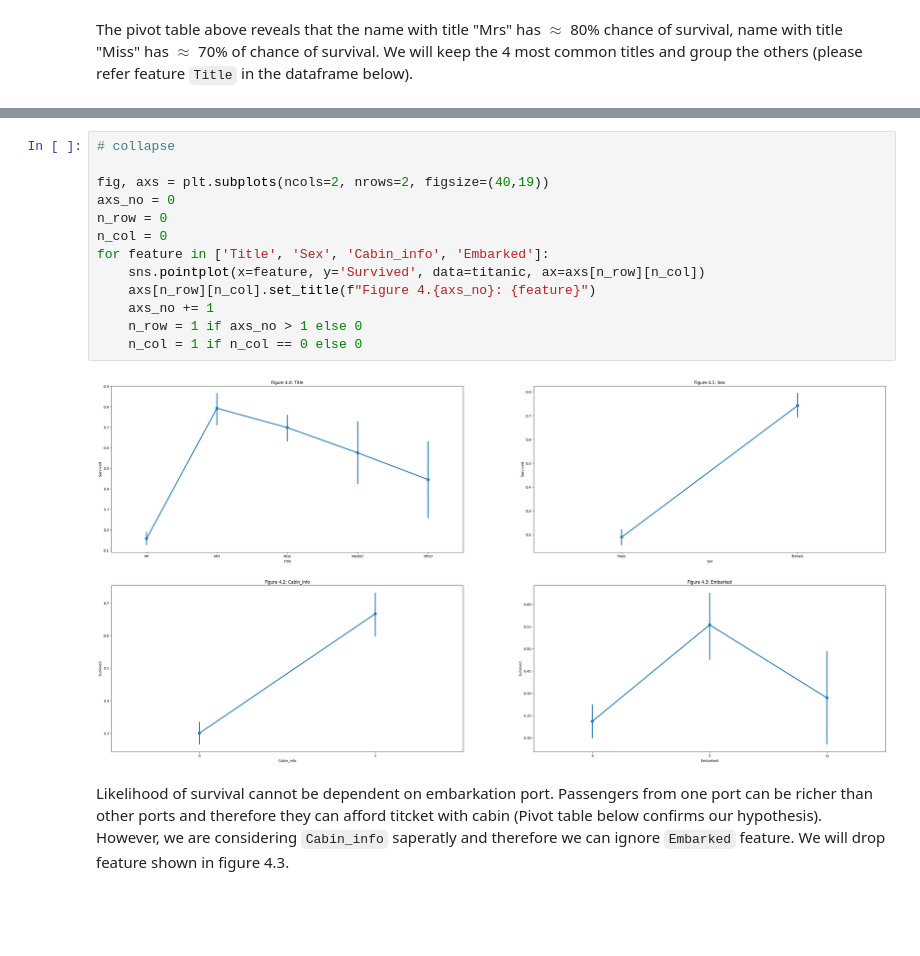
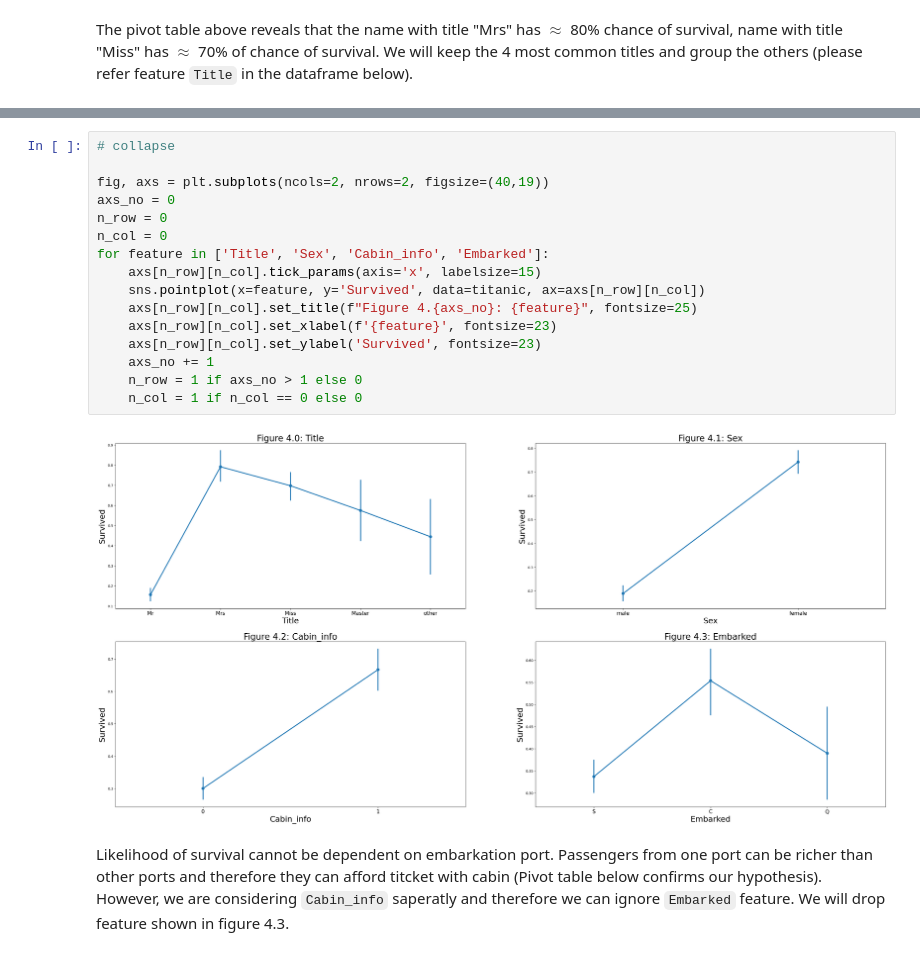
Before and after one commit to pandya6988/my_first_fastpage, a Jupyter notebook: _notebooks/2022-09-11-feature_engineering.ipynb, the cells around one changed output, grey strips where cells are left out. Cells and saved outputs as stored; diff of their text form; blank space fills up the shorter version.

```diff
--- a/_notebooks/2022-09-11-feature_engineering.ipynb
+++ b/_notebooks/2022-09-11-feature_engineering.ipynb
@@ -383,18 +384,21 @@ titanic.drop(['Name', 'Ticket', 'Cabin', 'Title_raw'],axis=1).sample(frac=1).res
 # %%
 # collapse
 
 fig, axs = plt.subplots(ncols=2, nrows=2, figsize=(40,19))
 axs_no = 0
 n_row = 0
 n_col = 0
 for feature in ['Title', 'Sex', 'Cabin_info', 'Embarked']:
+    axs[n_row][n_col].tick_params(axis='x', labelsize=15)
     sns.pointplot(x=feature, y='Survived', data=titanic, ax=axs[n_row][n_col])
-    axs[n_row][n_col].set_title(f"Figure 4.{axs_no}: {feature}")
+    axs[n_row][n_col].set_title(f"Figure 4.{axs_no}: {feature}", fontsize=25)
+    axs[n_row][n_col].set_xlabel(f'{feature}', fontsize=23)
+    axs[n_row][n_col].set_ylabel('Survived', fontsize=23)
     axs_no += 1
     n_row = 1 if axs_no > 1 else 0
     n_col = 1 if n_col == 0 else 0
 # %% [output]
-[figure, old version]
+[figure, new version]
 # %% [markdown]
 Likelihood of survival cannot be dependent on embarkation port. Passengers from one port can be richer than other ports and therefore they can afford titcket with cabin (Pivot table below confirms our hypothesis). However, we are considering `Cabin_info` saperatly and therefore we can ignore `Embarked` feature. We will drop feature shown in figure 4.3.
 # %%
```
Also changed, not shown: parts of 3 cells of this notebook, 1 other file.
